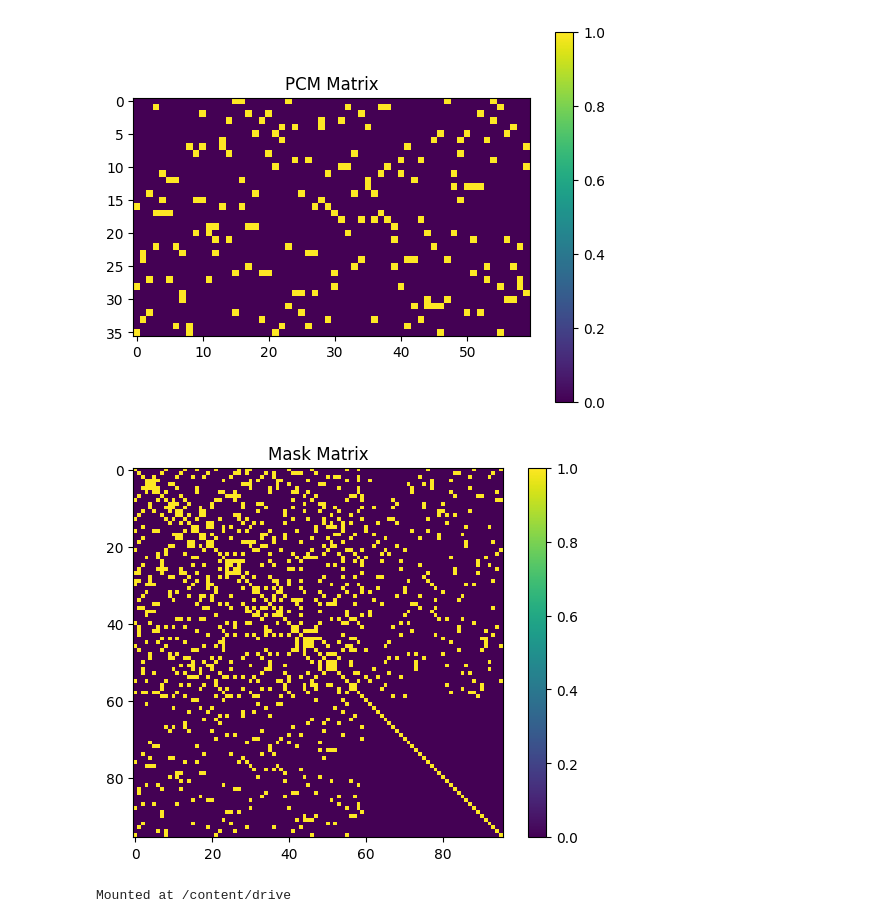
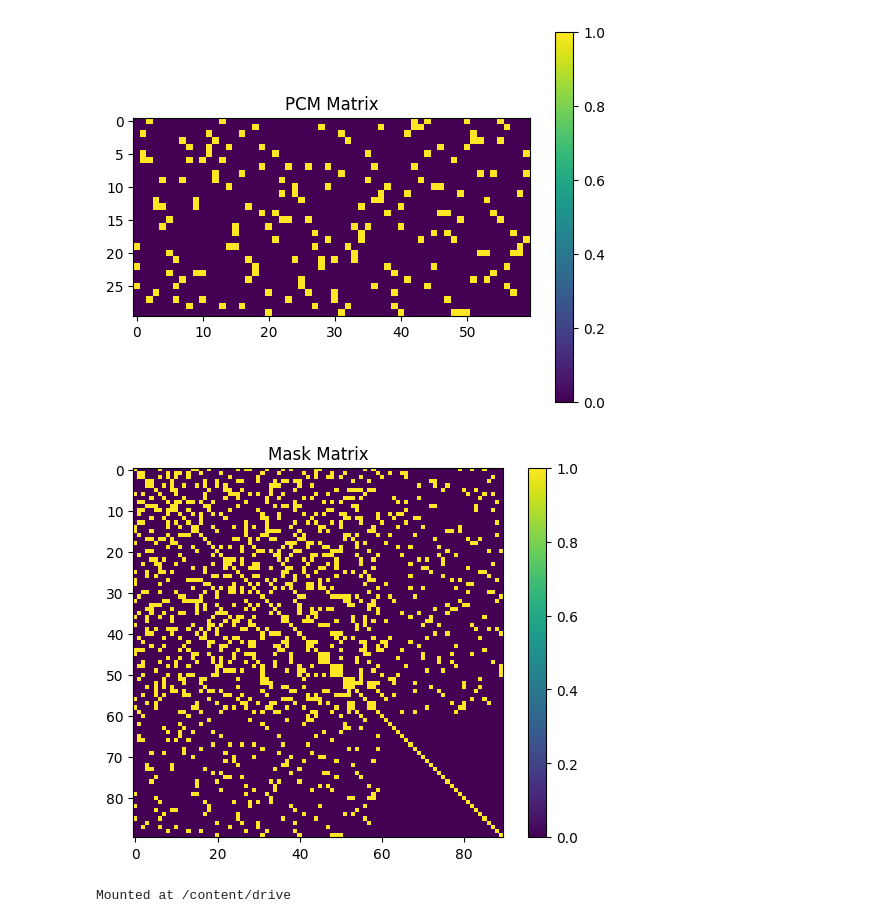
Before and after one commit to pollyjuice74/5G-Decoder, a Jupyter notebook: LTD_model_reg_LDPC.ipynb, the cells around one changed output. Saved outputs shown, nothing was run; the diff lists cells and outputs as text; code cells hidden in the pictures.

```diff
--- a/LTD_model_reg_LDPC.ipynb
+++ b/LTD_model_reg_LDPC.ipynb
@@ -48,8 +48,8 @@ from models import *
 # %%
 print("Loading LDPC code")
 pcm, k, n, coderate = generate_reg_ldpc(v=3,
-                                        c=5,
-                                        n=58,
+                                        c=6,
+                                        n=60,
                                         allow_flex_len=True,
                                         verbose=True)
 
@@ -96,19 +96,19 @@ from sionna.channel import AWGN
 # from sionna.fec.ldpc import LDPC5GDecoder, LDPC5GEncoder
 from tensorflow.keras.layers import Layer, Dense, Dropout
 import matplotlib.pyplot as plt
+import tensorflow as tf
 
 
 class Args():
     def __init__(self, model_type, code_type='LDPC', n_look_up=121, k_look_up=80, n=400, k=200,
                        n_rings=2, ls_active=True, split_diff=True, sigma=0.1,
-                       t_layers=2, d_model=64, heads=8, lr=5e-4,
+                       t_layers=2, d_model=64, heads=8, lr=5e-3,
                        batch_size=160, batch_size_eval = 150,
                        eval_train_iter=50, save_weights_iter=100,
                        ebno_db_eval=2.5,
                        ebno_db_min=0., ebno_db_max=4., ebno_db_stepsize=0.25,
                        traindata_len=500, testdata_len=250,
                        mc_batch_size=200, mc_iters=500, epochs=1000000):
-        assert model_type in ['gen', 'dis'], "Type must be: 'gen', Generator or 'dis', Discriminator."
         assert code_type in ['POLAR', 'BCH', 'CCSDS', 'LDPC', 'MACKAY', 'LDPC5G', 'POLAR5G'], "Invalid linear code type."
 
         # model data
@@ -319,26 +319,23 @@ class Decoder( Layer ):
 
     def create_mask(self, H):
         # Initialize diagonal identity mask
-        mask = tf.eye(2 * self._n - self._k, dtype=tf.float32)
+        mask = tf.eye(2 * self._n - self._k, dtype=tf.float32).numpy()
 
-        # Get indices where H == 1
-        indices = tf.where(H == 1)  # Returns (row, col) pairs where H is 1
-        check_nodes, variable_nodes = indices[:, 0], indices[:, 1]
+        for i in range(self._m):
+            # Get indices where H[i] == 1
+            indices = np.where(H[i].numpy() == 1)[0]  # Convert TensorFlow tensor to NumPy array
 
-        # Step 1: Update check node to variable node connections
-        mask = tf.tensor_scatter_nd_update(mask,
-                                          tf.stack([n + check_nodes, variable_nodes], axis=1),
-                                          tf.ones_like(check_nodes, dtype=tf.float32))
-        mask = tf.tensor_scatter_nd_update(mask,
-                                          tf.stack([variable_nodes, n + check_nodes], axis=1),
-                                          tf.ones_like(check_nodes, dtype=tf.float32))
+            # Nested loop over indices
+            for j in indices:
+                for k in indices:
+                    if j != k:
+                        mask[j, k] = 1
+                        mask[k, j] = 1
+                        mask[self._n + i, j] = 1
+                        mask[j, self._n + i] = 1
 
-        # Step 2: Update variable node connections
-        for cn in tf.unique(check_nodes)[0]:  # Iterate over unique check nodes
-            related_vns = tf.boolean_mask(variable_nodes, check_nodes == cn)
-            indices = tf.stack(tf.meshgrid(related_vns, related_vns), axis=-1)
-            indices = tf.reshape(indices, [-1, 2])  # Flatten indices
-            mask = tf.tensor_scatter_nd_update(mask, indices, tf.ones_like(indices[:, 0], dtype=tf.float32))
+        # Convert the mask back to a TensorFlow tensor
+        mask = tf.convert_to_tensor(mask, dtype=tf.float32)
 
         # Expand mask's batch size for tf MHA
         mask = tf.expand_dims(mask, axis=0)  # Shape: (1, n+m, n+m)
@@ -421,36 +418,40 @@ class E2EModel(tf.keras.Model):
                                   (batch_size, self._m) ) # (m,n)@(n,b)->(m,b) check nodes
             x_nodes = tf.concat([llr, syndrome], axis=1)[:, :, tf.newaxis] # (b, n+m, 1)
         else:
            x_nodes = llr # (b, n, 1)
 
         # and run the decoder
         if self._decoder is not None:
             ############################
             c_hat_logits = self._decoder(x_nodes, training=training)
             ############################
         c_hat = tf.cast(tf.greater(c_hat_logits, 0.0), tf.int32)
 
         if self._return_infobits:
             return b, c_hat, c_hat_logits, llr
         else:
             return c, c_hat, c_hat_logits, llr
 
 
-
+# pcm = np.array([
+#     [1, 0, 1, 1, 1, 0, 0],
+#     [0, 1, 0, 1, 1, 1, 0],
+#     [0, 0, 1, 0, 1, 1, 1]
+# ])
 
 # args for decoder/discriminator
 args = Args(model_type='dis')
 args.code.H = pcm
 args.n, args.m = pcm.shape
 args.k = k
 args.n_steps = args.m + 5
 
 ltd_decoder = Decoder(args, linear=False) # Linear Transformer Diffusion (LTD) Decoder
 
 e2e_ltd = E2EModel(encoder, ltd_decoder, k, n)
 # %% [output]
-[figure, old version]
+[figure, new version]
-[figure, old version]
+[figure, new version]
 # %%
 from google.colab import drive
 drive.mount('/content/drive')
```
Also changed, not shown: parts of 7 cells of this notebook.
